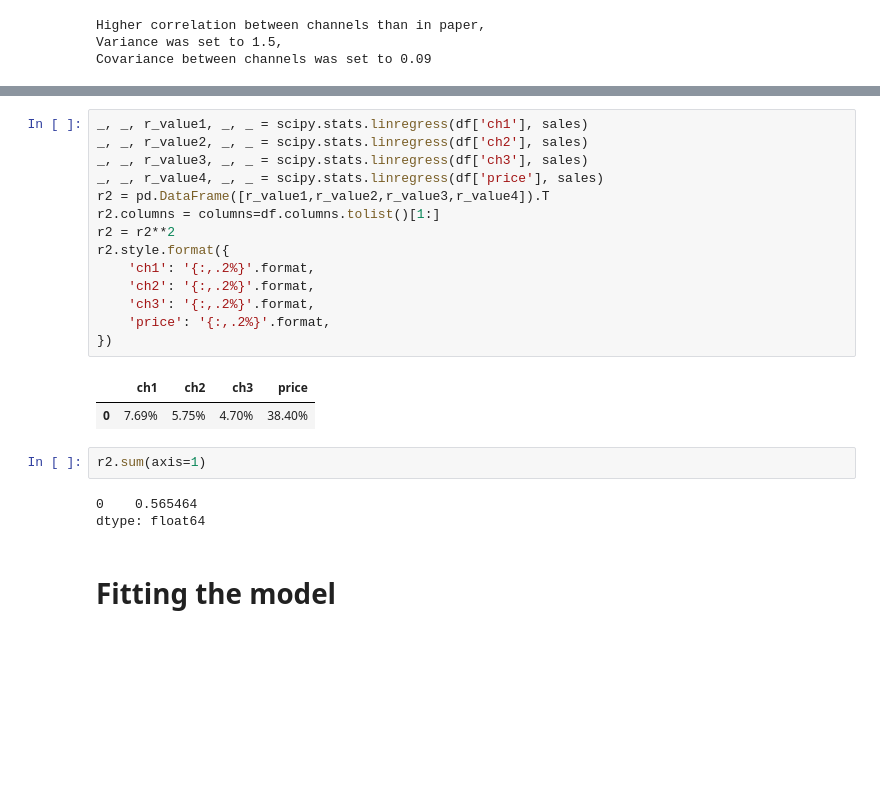
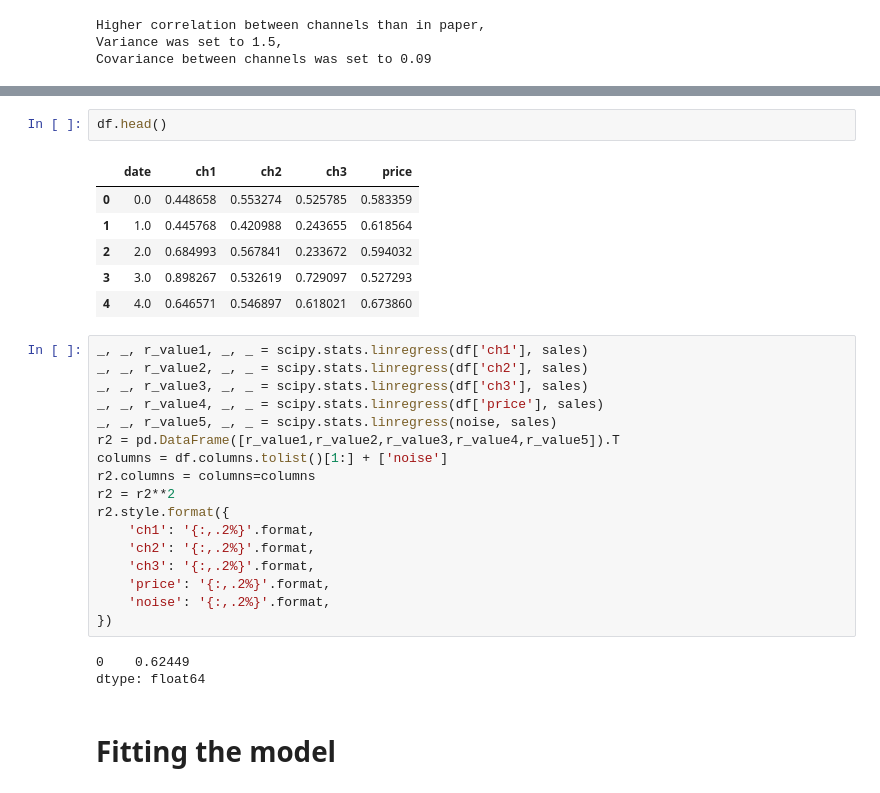
Before and after one commit to Amirgav-zz/mmm_ag, a Jupyter notebook: data_simulation.ipynb, the cells around one changed output, grey strips where cells are left out. Saved outputs shown, nothing was run; the diff lists cells and outputs as text; blank space fills up the shorter version.

```diff
--- a/data_simulation.ipynb
+++ b/data_simulation.ipynb
@@ -256,25 +292,32 @@ Covariance between channels was set to 0.09
+# %%
+df.head()
+# %% [output]
+|  | date | ch1 | ch2 | ch3 | price |
+| 0 | 0.0 | 0.448658 | 0.553274 | 0.525785 | 0.583359 |
+| 1 | 1.0 | 0.445768 | 0.420988 | 0.243655 | 0.618564 |
+| 2 | 2.0 | 0.684993 | 0.567841 | 0.233672 | 0.594032 |
+| 3 | 3.0 | 0.898267 | 0.532619 | 0.729097 | 0.527293 |
+| 4 | 4.0 | 0.646571 | 0.546897 | 0.618021 | 0.673860 |
 # %%
 _, _, r_value1, _, _ = scipy.stats.linregress(df['ch1'], sales)
 _, _, r_value2, _, _ = scipy.stats.linregress(df['ch2'], sales)
 _, _, r_value3, _, _ = scipy.stats.linregress(df['ch3'], sales)
 _, _, r_value4, _, _ = scipy.stats.linregress(df['price'], sales)
-r2 = pd.DataFrame([r_value1,r_value2,r_value3,r_value4]).T
-r2.columns = columns=df.columns.tolist()[1:]
+_, _, r_value5, _, _ = scipy.stats.linregress(noise, sales)
+r2 = pd.DataFrame([r_value1,r_value2,r_value3,r_value4,r_value5]).T
+columns = df.columns.tolist()[1:] + ['noise']
+r2.columns = columns=columns
 r2 = r2**2
 r2.style.format({
     'ch1': '{:,.2%}'.format,
     'ch2': '{:,.2%}'.format,
     'ch3': '{:,.2%}'.format,
     'price': '{:,.2%}'.format,
+    'noise': '{:,.2%}'.format,
 })
 # %% [output]
-|  | ch1 | ch2 | ch3 | price |
-| 0 | 7.69% | 5.75% | 4.70% | 38.40% |
+0    0.62449
+dtype: float64
-# %%
-r2.sum(axis=1)
-# %% [output]
-0    0.565464
-dtype: float64
 # %% [markdown]
 # Fitting the model
 # %%
```
Also changed, not shown: parts of 6 cells of this notebook, 1 other file.
